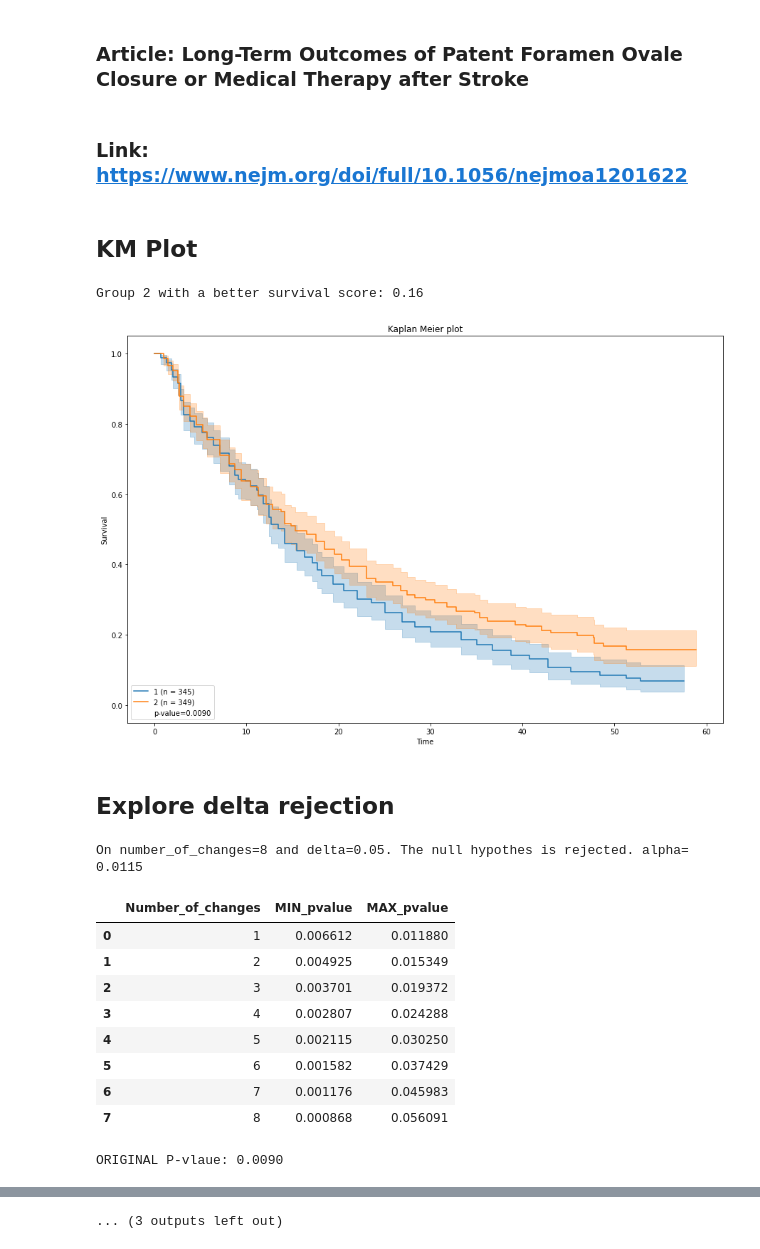
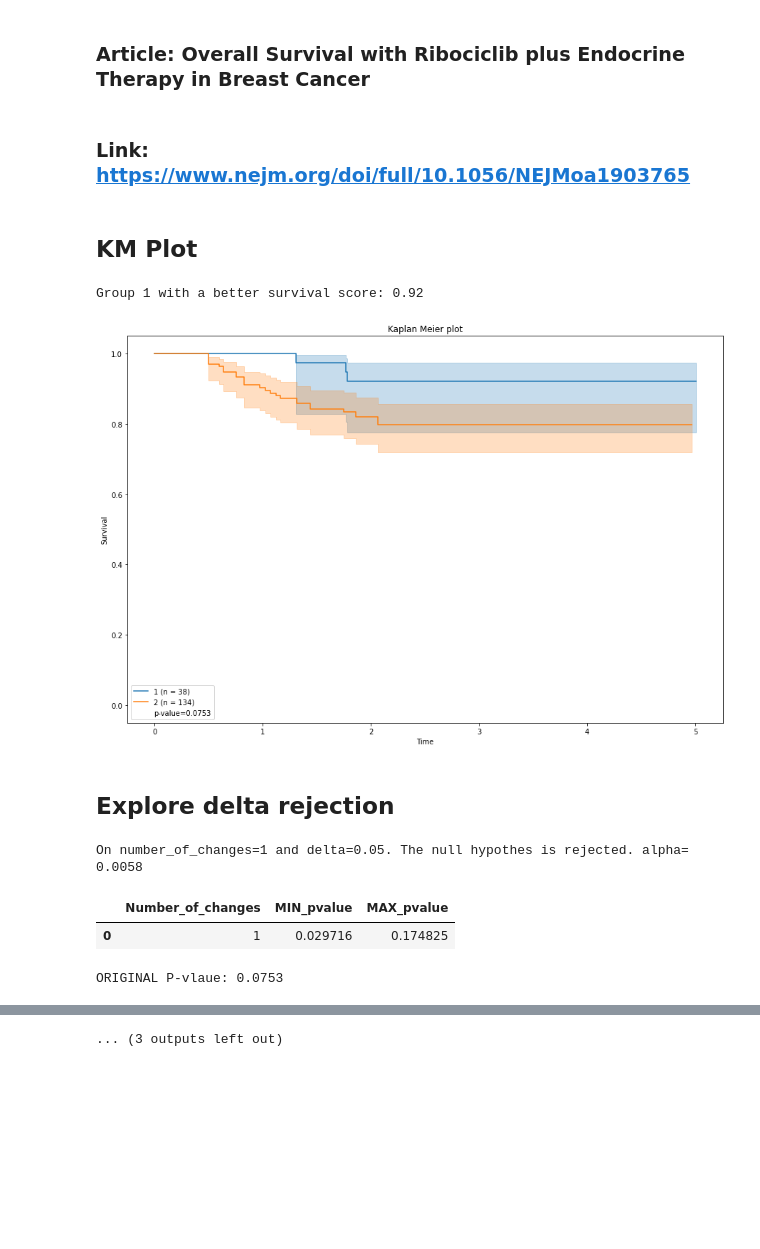
Before and after one commit to omerel/Lorsi_IDC, a Jupyter notebook: LoRSI-main/Log_Rank_Stability_V1.ipynb, the cells around one changed output, grey strips where cells are left out. Saved outputs shown, nothing was run; the diff lists cells and outputs as text; code cells hidden in the pictures; blank space fills up the shorter version.

```diff
--- a/LoRSI-main/Log_Rank_Stability_V1.ipynb
+++ b/LoRSI-main/Log_Rank_Stability_V1.ipynb
@@ -22,3 +22,12 @@ IPython.OutputArea.prototype._should_scroll = function(lines) {
 }
 # %% [output]
 [interactive output not drawn]
+# %%
+import pandas as pd
+# OS, overall survival;
+# DSS, disease-specific survival;
+# DFI, disease-free interval;
+# PFI, progression-free interval.
+DATA_PATH = '../../../Downloads/TRGAted-master/BLCA.csv'
+df = pd.read_csv(DATA_PATH)
+df.columns
@@ -25,46 +42,41 @@ IPython.OutputArea.prototype._should_scroll = function(lines) {
 # %%
 # Enter parameters
-DATA_PATH = '../NEJMoa1201622/NEJMoa1201622.csv' # Must ,path to data in csv format
-REPORT_NAME = 'NEJMoa1201622'        # Option, the report name when file saved
-ARTICLE = "Long-Term Outcomes of Patent Foramen Ovale Closure or Medical Therapy after Stroke" # Option, article title
-LINK = 'https://www.nejm.org/doi/full/10.1056/nejmoa1201622' # Option , link to the article
+# DATA_PATH = '../../../Downloads/TRGAted-master/' # Must ,path to data in csv format
+REPORT_NAME = DATA_PATH        # Option, the report name when file saved
+ARTICLE = "None" # Option, article title
+LINK = 'None' # Option , link to the article
 DELTA = 0.05 # Must , Delta rejection
-MAX_N_OF_CHANGES = 20 # Must , max of intervals
-CITES = 50 # Option
+MAX_N_OF_CHANGES = 25 # Must , max of intervals
+CITES = -1 # Option
 
 # Create Lorsi
 lorsi = LoRSI(data_path= DATA_PATH,
               event_col= 'event',
               time_col= 'time',
               group_col= 'group')
 
 # Run report
 lorsi.run(report_name=REPORT_NAME,
           atricle=ARTICLE,
           link=LINK,
           max_number_of_changes=MAX_N_OF_CHANGES,
-          delta=DELTA)
+          delta=DELTA,
+          cites=CITES,
+          save_report=False))
 
 #################################################################
 # The report was added to staticsics and saved in reports folder
 #################################################################
 # %% [output]
 # Log Rank Stability Interval Report
-### Article: Long-Term Outcomes of Patent Foramen Ovale Closure or Medical Therapy after Stroke
+### Article: Overall Survival with Ribociclib plus Endocrine Therapy in Breast Cancer
-### Link: https://www.nejm.org/doi/full/10.1056/nejmoa1201622
+### Link: https://www.nejm.org/doi/full/10.1056/NEJMoa1903765
 ## KM Plot
-Group 2 with a better survival score: 0.16
+Group 1 with a better survival score: 0.92
-[figure, old version]
+[figure, new version]
 ## Explore delta rejection
-On number_of_changes=8 and delta=0.05. The null hypothes is rejected. alpha= 0.0115
+On number_of_changes=1 and delta=0.05. The null hypothes is rejected. alpha= 0.0058
 |  | Number_of_changes | MIN_pvalue | MAX_pvalue |
-| 0 | 1 | 0.006612 | 0.011880 |
-| 1 | 2 | 0.004925 | 0.015349 |
-| 2 | 3 | 0.003701 | 0.019372 |
-| 3 | 4 | 0.002807 | 0.024288 |
-| 4 | 5 | 0.002115 | 0.030250 |
-| 5 | 6 | 0.001582 | 0.037429 |
-| 6 | 7 | 0.001176 | 0.045983 |
-| 7 | 8 | 0.000868 | 0.056091 |
+| 0 | 1 | 0.029716 | 0.174825 |
-ORIGINAL P-vlaue: 0.0090
+ORIGINAL P-vlaue: 0.0753
 ## Compare time calculation between efficient and griddy methods
```
Also changed, not shown: parts of 3 cells of this notebook, 1 other file.
